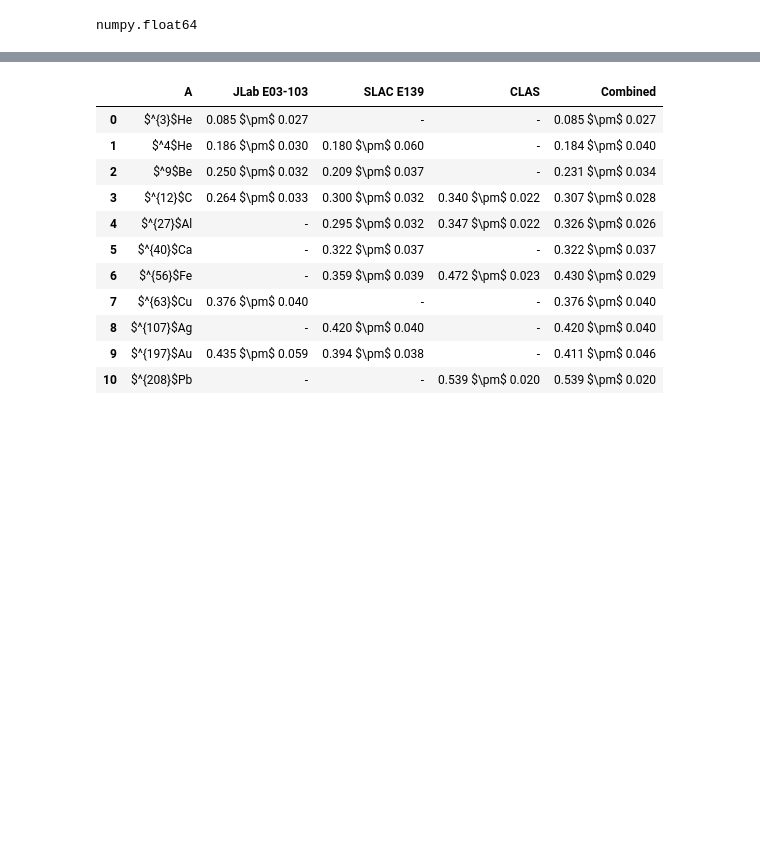
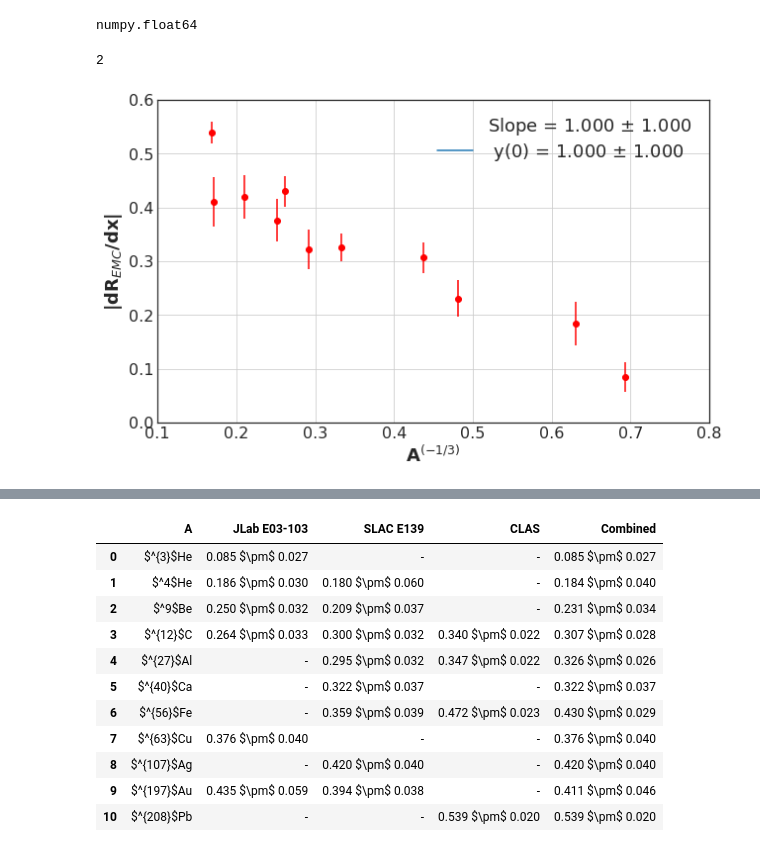
Before and after one commit to jbane11/XEM, a Jupyter notebook: xem_emc_plots.ipynb, the cells around one changed output, grey strips where cells are left out. Cells and saved outputs as stored; diff of their text form; code cells hidden in the pictures; blank space fills up the shorter version.

```diff
--- a/xem_emc_plots.ipynb
+++ b/xem_emc_plots.ipynb
@@ -398,3 +404,53 @@ slac_data["xi"]= get_xsi(slac_data["x"],5.0)
 
 #reorder the cols
 slac_data=slac_data[["x","xi","C/D","C/D_isocor","err","Fe/D","Fe/D_isocor","err.2","Au/D","Au/D_isocor","err.3"]]
+# %%
+x=arange(1,4,1)
+linearline(1,1,1)
+# %% [output]
+2
+# %%
+all_emcs = all_emc.query("A >= 12")
+popt,pcov = curve_fit( f=linearline,
+                      xdata=all_emcs["A"]**(-1/3),
+                      ydata=all_emcs["|dR/dx|"],
+                      sigma=all_emcs["total"])
+
+popt = [1,1]
+pcov =[[1,1],[1,1]]
+
+fit_x1=arange(11,208,1)**(-1/3)
+fit_x2=arange(0,12,1)**(-1/3)
+fit_y1 = linearline(fit_x1,popt[0],popt[1])
+fit_y2 =linearline(fit_x2,popt[0],popt[1])
+
+fig = plt.figure(figsize=(10,6))
+ax = fig.add_subplot(111)
+
+A=[]
+
+#ax.errorbar( x=xem_EMCs['A']**(-1/3), y=xem_EMCs["|dR/dx|"],fmt=" ",marker="o",
+#            yerr=xem_EMCs["total"],label="Xem" )
+#ax.errorbar( x=E139_EMCs['A']**(-1/3), y=E139_EMCs["|dR/dx|"],fmt=" ",marker="s",
+#            yerr=E139_EMCs["total"],label="E139" )
+#ax.errorbar( x=class_emc['A']**(-1/3), y=class_emc["|dR/dx|"],fmt=" ",marker="x",
+#            yerr=class_emc["total"],label="CLAS" )
+ax.errorbar( x=all_emc['A']**(-1/3), y=all_emc["|dR/dx|"],fmt=" ",marker="o",color="red",yerr=all_emc["total"]) #,label="combined"
+ax.errorbar(fit_x2,fit_y2,ls="--",color="navy")
+
+A.append(ax.errorbar(fit_x1,fit_y1, label= "Slope = %.3f $\pm$ %.3f \n y(0) = %.3f $\pm$ %.3f \n"%(popt[0],pcov[0][0],popt[1],pcov[1][1])))
+
+
+
+ax.set_xlim(0.1,0.8)
+ax.set_ylim(0.0,0.6)
+
+ax.set_ylabel("|dR$_{EMC}$/dx|")
+ax.set_xlabel("A$^{(-1/3)}$")
+ax.grid(True)
+ax.legend(handles=A)
+
+fig.savefig("plots/py_plots/EMC_A-3rd.pdf",bbox_inches='tight')
+fig.savefig("plots/py_plots/EMC_A-3rd.png",bbox_inches='tight')
+# %% [output]
+[figure, added]
```
Also changed, not shown: parts of 42 cells of this notebook, 1 other file.
